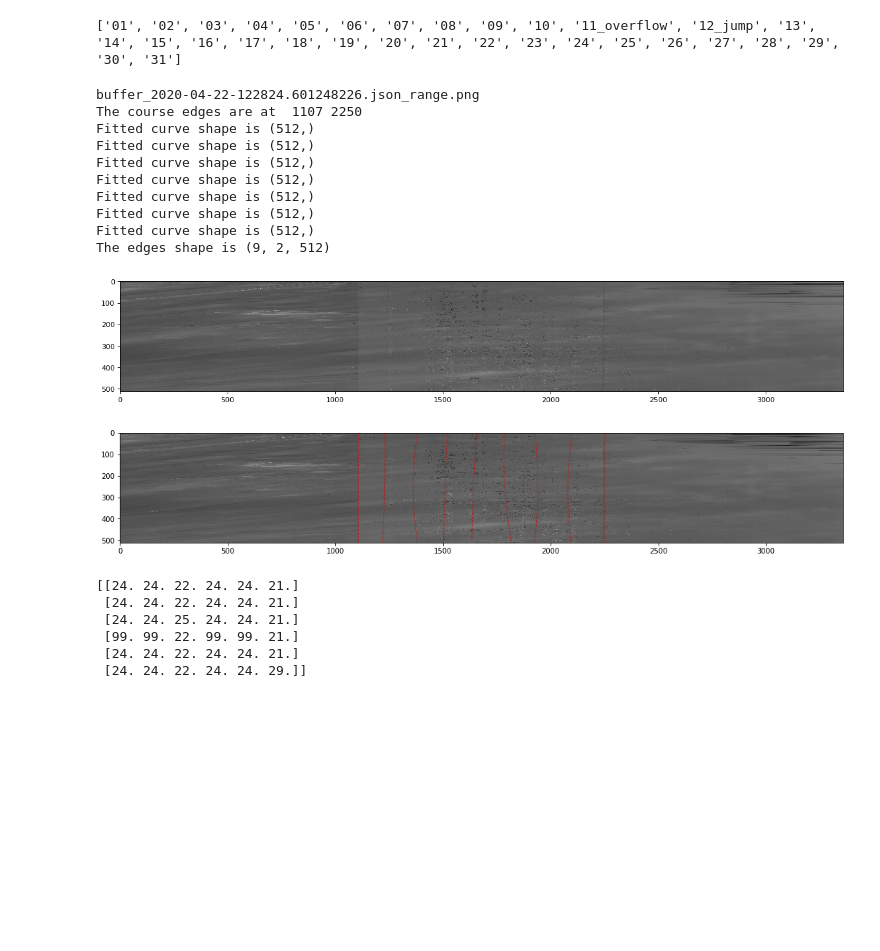
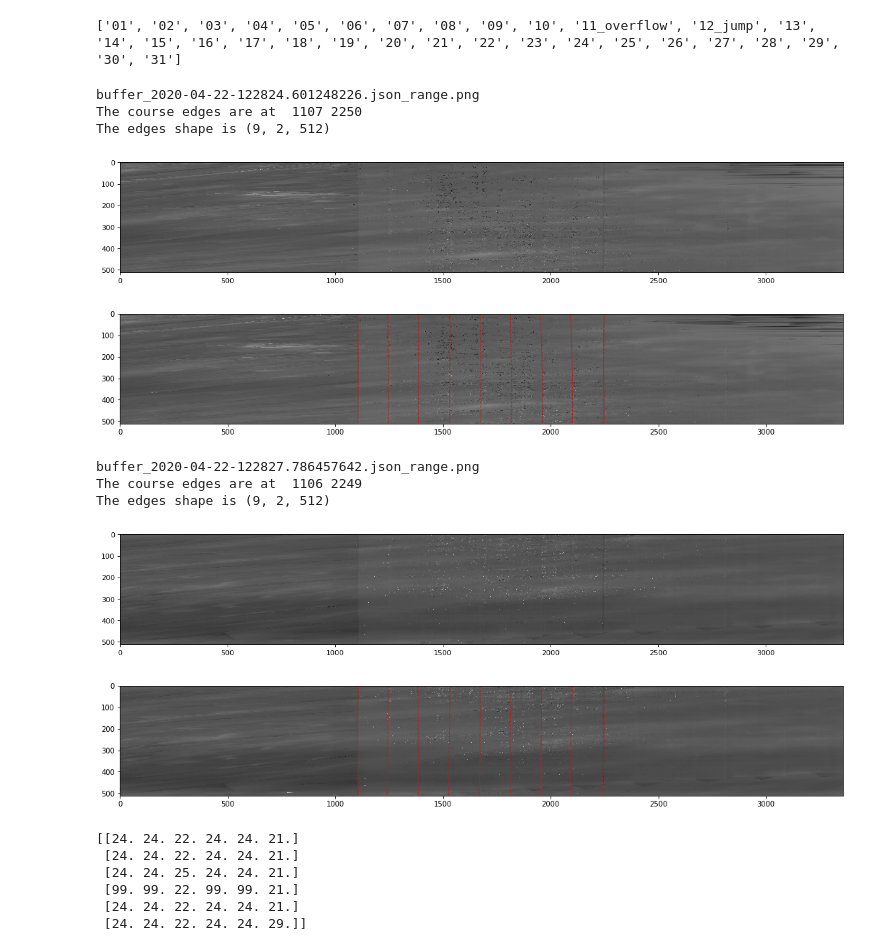
Before and after one commit to Zchappie/Garage, a Jupyter notebook: ImgProcessingPythonUtils/towInspection.ipynb, the cells around one changed output. Drawn from its saved outputs; the diff is of its cells as text; code cells hidden in the pictures; blank space fills up the shorter version.

```diff
--- a/ImgProcessingPythonUtils/towInspection.ipynb
+++ b/ImgProcessingPythonUtils/towInspection.ipynb
@@ -321,18 +321,20 @@ def fit_edge(gradients):
     popt, pcov = curve_fit(func, range(len(gradients)), gradients)
     return popt
 # %%
-def tow_detection(img, num_tow = 8):
+def tow_detection(img, num_tow = 8, rigidity=8):
     """
     1. Need to differentiate the curved ones and straight ones.
     2. Separate the cases for different tows
     Inputs:
         num_tow: the number of tows should be detected from the image.
+        rigidity: how straight the fitted curve along edges.
     Return:
         edges: [(num_tow+1) x 2 x height]
     """
     # filtering the images
     medianed = cv2.medianBlur(img, 13)
-    _, median_gradient = np.gradient(medianed) # only the horizontal gradient is needed
+    # plotImage(medianed)
+    _, median_gradient = np.gradient(img) # only the horizontal gradient is needed, on medianed/original image
 
     # create a mean vertically and find gradient on it
     means = np.mean(medianed, axis=0)
@@ -345,20 +347,16 @@ def tow_detection(img, num_tow = 8):
     secMaxGrdInd = sortIndsWithoutMax[-1]
     print("The course edges are at ", maxGrdInd, secMaxGrdInd)
 
-    x1 = np.ones((len(img), ), dtype=int) * maxGrdInd
-    x2 = np.ones((len(img), ), dtype=int) * secMaxGrdInd
     y = np.arange(len(img), dtype=int)
-
     edges = np.empty([num_tow + 1, 2, len(img)])
-    edges[0] = np.concatenate((x1[:, None], y[:, None]), axis=0).reshape((2, -1)) # first edge of course
-    edges[1] = np.concatenate((x2[:, None], y[:, None]), axis=0).reshape((2, -1)) # second edge of course
 
     # finding local maximal gradients
     tow_width = int((max(maxGrdInd, secMaxGrdInd) - min(maxGrdInd, secMaxGrdInd))/num_tow)
-    for i in range(1, num_tow):
-        mid = min(maxGrdInd, secMaxGrdInd) + i*tow_width
-        left = mid - int(tow_width/2)
-        right = mid + int(tow_width/2)
+    edge_list = [min(maxGrdInd, secMaxGrdInd) + i*tow_width for i in range(num_tow + 1)]
+    for i in range(len(edge_list)):
+        mid = edge_list[i]
+        left = mid - int(tow_width/rigidity)
+        right = mid + int(tow_width/rigidity)
         search_range = median_gradient[:, left:right]
         max_gradient = np.argmax(search_range, axis=1) + left
         # print("Max gradient of edge", i, ", its shape is", max_gradient.shape)
@@ -366,48 +364,46 @@ def tow_detection(img, num_tow = 8):
         [a, b, c] = fit_edge(max_gradient)
         x = range(len(max_gradient))
         fitted_curve = np.square(x)*a + x*b + c
-        print("Fitted curve shape is", fitted_curve.shape)
+        # print("Fitted curve shape is", fitted_curve.shape)
 
-        edges[i+1] = np.concatenate((fitted_curve[:, None], y[:, None]), axis=0).reshape((2, -1))
+        edges[i] = np.concatenate((fitted_curve[:, None], y[:, None]), axis=0).reshape((2, -1))
     return edges
 # %%
 np.set_printoptions(threshold=sys.maxsize)
 for folder in folderList:
     batchDir = imgSourceFolders + folder
     for file in os.listdir(batchDir):
         if file.endswith(".png") and not file.startswith("._"):
             print(file)
             filePath = os.path.join(batchDir, file)
             img = cv2.imread(filePath, 0)
             plotImage(img)
 
             edges = tow_detection(img)
             print("The edges shape is", edges.shape)
 
             # plot the edges on the image
             fig=plt.figure(figsize=(18, 16))
             plt.imshow(img, cmap='gray')
 
             for i in range(len(edges)):
                 x = edges[i, 0, :]
                 y = edges[i, 1, :]
                 plt.plot(x, y, '--', linewidth=1, color='firebrick')
             plt.show()
-        break
+        #break
     break
 # %% [output]
 buffer_2020-04-22-122824.601248226.json_range.png
 The course edges are at  1107 2250
-Fitted curve shape is (512,)
-Fitted curve shape is (512,)
-Fitted curve shape is (512,)
-Fitted curve shape is (512,)
-Fitted curve shape is (512,)
-Fitted curve shape is (512,)
-Fitted curve shape is (512,)
 The edges shape is (9, 2, 512)
 [figure]
 [figure]
+buffer_2020-04-22-122827.786457642.json_range.png
+The course edges are at  1106 2249
+The edges shape is (9, 2, 512)
+[figure, added]
+[figure, added]
 # %%
 a = np.array([[21.0, 20.0, 22.0, 24.0, 18.0, 11.0, 23.0],
                 [21.0, 20.0, 22.0, 24.0, 18.0, 11.0, 23.0],
```
